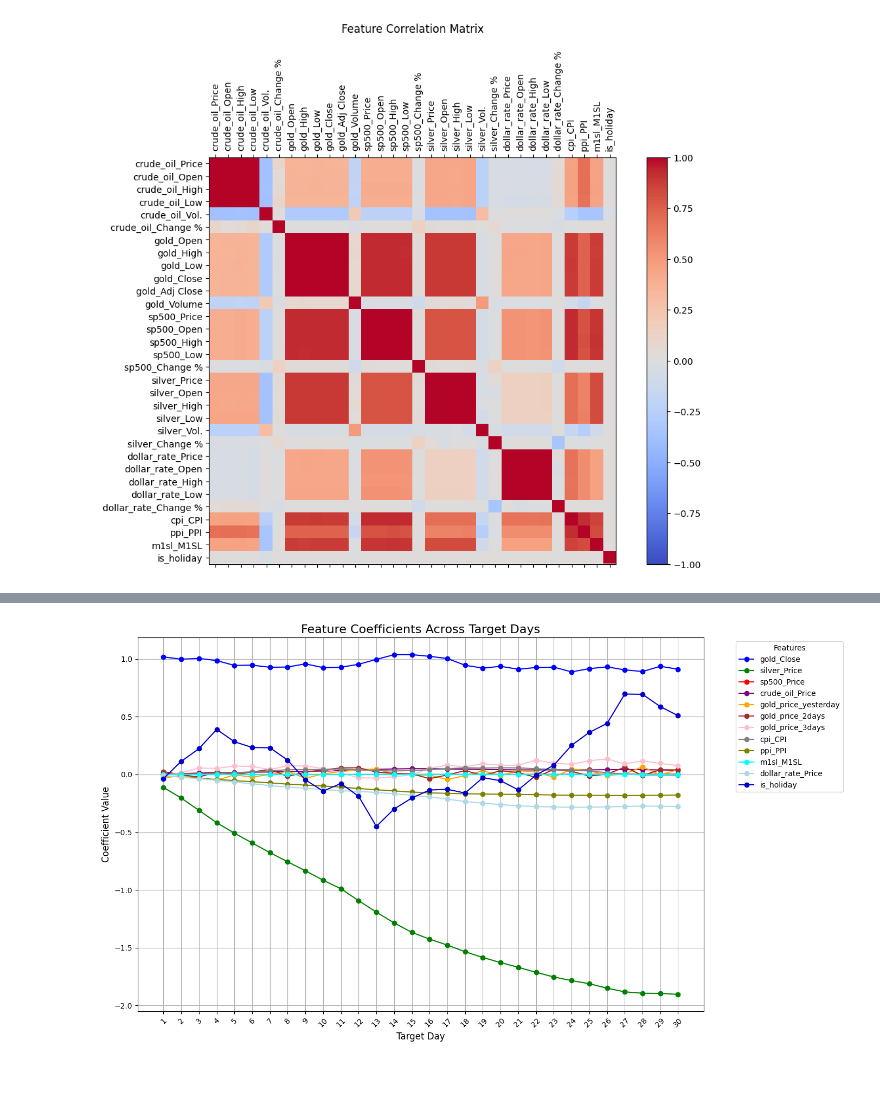
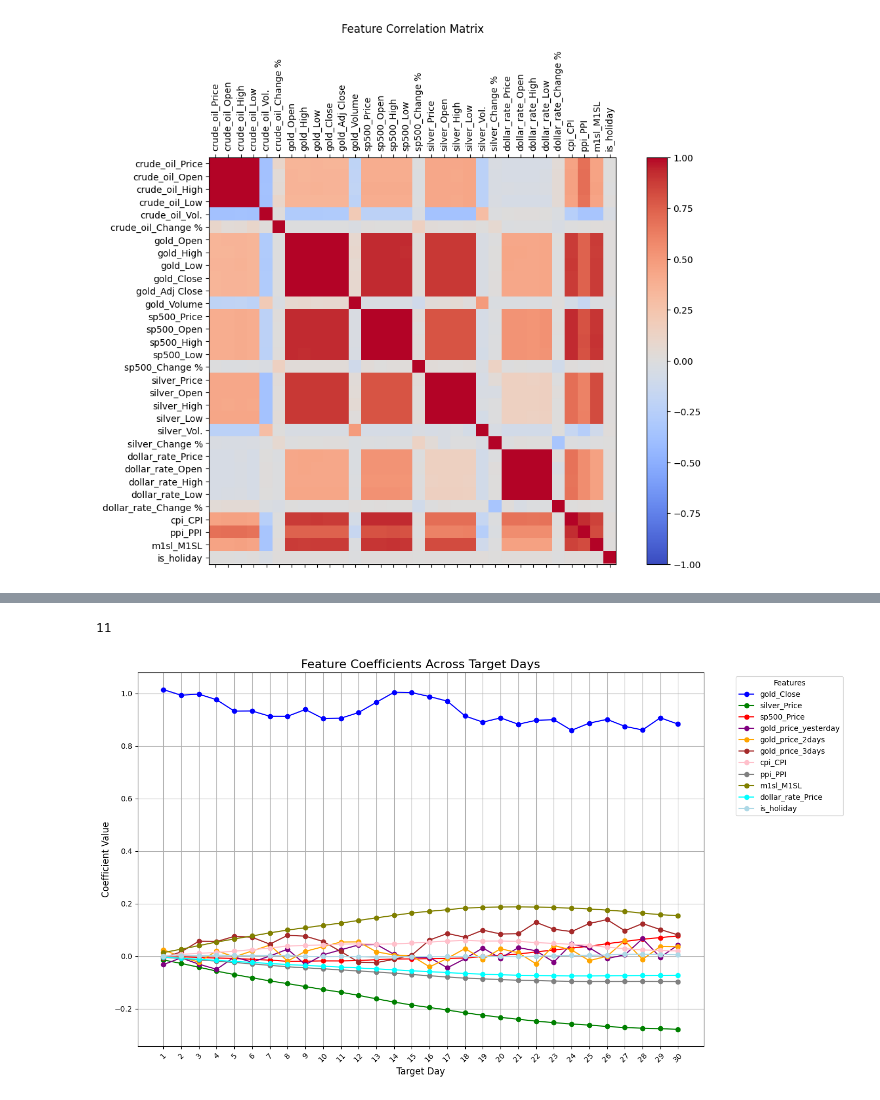
Before and after one commit to DanaMikulinsky/fintechFinalProject, a Jupyter notebook: linearRegression.ipynb, the cells around one changed output, grey strips where cells are left out. Saved outputs shown, nothing was run; the diff lists cells and outputs as text; code cells hidden in the pictures.

Commit message:
rmse, mse and r2 graphs fixed

```diff
--- a/linearRegression.ipynb
+++ b/linearRegression.ipynb
@@ -52,9 +52,13 @@ def plot_corr_matrix(df):
 plot_corr_matrix(df)
 # %% [output]
 [figure]
+# %%
+df['gold_price_yesterday'] = df['gold_Close'].shift(1)
+df['gold_price_2days'] = df['gold_Close'].shift(2)
+df['gold_price_3days'] = df['gold_Close'].shift(3)
 # %%
 # adding columns to predict - dependent on number of days
-#df = df[['gold_Close', 'silver_Price', 'sp500_Price','gold_price_yesterday', 'gold_price_2days', 'gold_price_3days','cpi_CPI', 'ppi_PPI', 'm1sl_M1SL', 'dollar_rate_Price','is_holiday']]
+df = df[['gold_Close', 'silver_Price', 'sp500_Price','gold_price_yesterday', 'gold_price_2days', 'gold_price_3days','cpi_CPI', 'ppi_PPI', 'm1sl_M1SL', 'dollar_rate_Price','is_holiday']]
 
 num_days = 30 # Number of days to predict
 # Prepare target columns for x-day predictions
@@ -62,12 +66,12 @@ for i in range(1, num_days + 1):
     df[f'target_day_{i}'] = df['gold_Close'].shift(-i)
 
 # Drop rows with NaN values from shifting
-df = df.dropna()
+#df = df.dropna()
 # Separate features and targets
 # filter df to leave only 1 column of each type
-X = df.drop(columns=[f'target_day_{i}' for i in range(1, num_days + 1)])
-y = df[[f'target_day_{i}' for i in range(1, num_days + 1)]]
-
+#X = df.drop(columns=[f'target_day_{i}' for i in range(1, num_days + 1)])
+#y = df[[f'target_day_{i}' for i in range(1, num_days + 1)]]
+"""# scale data
 X_train, X_test, y_train, y_test = train_test_split(X, y, test_size=0.2, shuffle=False)
 
 X_train_dropped = X_train.dropna()
@@ -87,7 +91,7 @@ common_index = X_test_dropped.index.intersection(y_test_dropped.index)
 X_test_dropped = X_test_dropped.loc[common_index]
 y_test_dropped = y_test_dropped.loc[common_index]
 
-X
+X"""
 # %% [output]
 A value is trying to be set on a copy of a slice from a DataFrame.
 Try using .loc[row_indexer,col_indexer] = value instead
@@ -154,8 +145,8 @@ y_train_scaled = pd.DataFrame(scaler_y.fit_transform(y_train), columns=y.columns
 y_test_scaled = pd.DataFrame(scaler_y.transform(y_test), columns=y.columns, index=y_test.index)
 
 # Drop NaNs from scaled train sets (ensures rows align with shifted target data)
-X_train_scaled_dropped = X_train_scaled.dropna()
-y_train_scaled_dropped = y_train_scaled.loc[X_train_scaled_dropped.index]
+X_train_dropped = X_train_scaled.dropna()
+y_train_dropped = y_train_scaled.loc[X_train_dropped.index]
 
 # Drop NaNs from scaled test sets and ensure alignment
 X_test_scaled_dropped = X_test_scaled.dropna()
@@ -331,35 +260,37 @@ import matplotlib.pyplot as plt
 coefficients_df = pd.DataFrame()
 
 # Loop through each day's model and extract the coefficients for the relevant features
 for day_index, estimator in enumerate(model.estimators_):
     # Get coefficients as a Series with feature names
     coefficients = pd.Series(estimator.coef_, index=feature_names)
 
     # Add the coefficients for the target day to the DataFrame
     coefficients_df[f'{day_index + 1}'] = coefficients
 
 # Plot the coefficients for each feature across target days
 plt.figure(figsize=(14, 8))
-colors = ['blue', 'green', 'red', 'purple', 'orange', 'brown', 'pink', 'gray', 'olive', 'cyan', 'lightblue', 'mediumblue', 'teal', 'dodgerblue']  # Add more colors if needed
+colors = ['blue', 'green', 'red', 'purple', 'orange', 'brown', 'pink', 'gray', 'olive', 'cyan', 'lightblue', 'mediumblue', 'teal', 'dodgerblue', 'lightgreen']  # Add more colors if needed
 # Loop over the rows (features) and plot them
 i=0
+print(len(coefficients_df.index))
 for feature in coefficients_df.index:
     plt.plot(coefficients_df.columns, coefficients_df.loc[feature, :], label=feature, color = colors[i], marker='o')
     i+=1
 
 # Add labels and title
 plt.title('Feature Coefficients Across Target Days', fontsize=16)
 plt.xlabel('Target Day', fontsize=12)
 plt.ylabel('Coefficient Value', fontsize=12)
 plt.xticks(rotation=45)
 plt.legend(title='Features', bbox_to_anchor=(1.05, 1), loc='upper left')
 
 # Display the plot
 plt.grid(True)
 plt.tight_layout()
 plt.show()
 # %% [output]
+11
-[figure, old version]
+[figure, new version]
 # %%
 import matplotlib.pyplot as plt
 import pandas as pd
```
Also changed, not shown: parts of 16 cells of this notebook.
